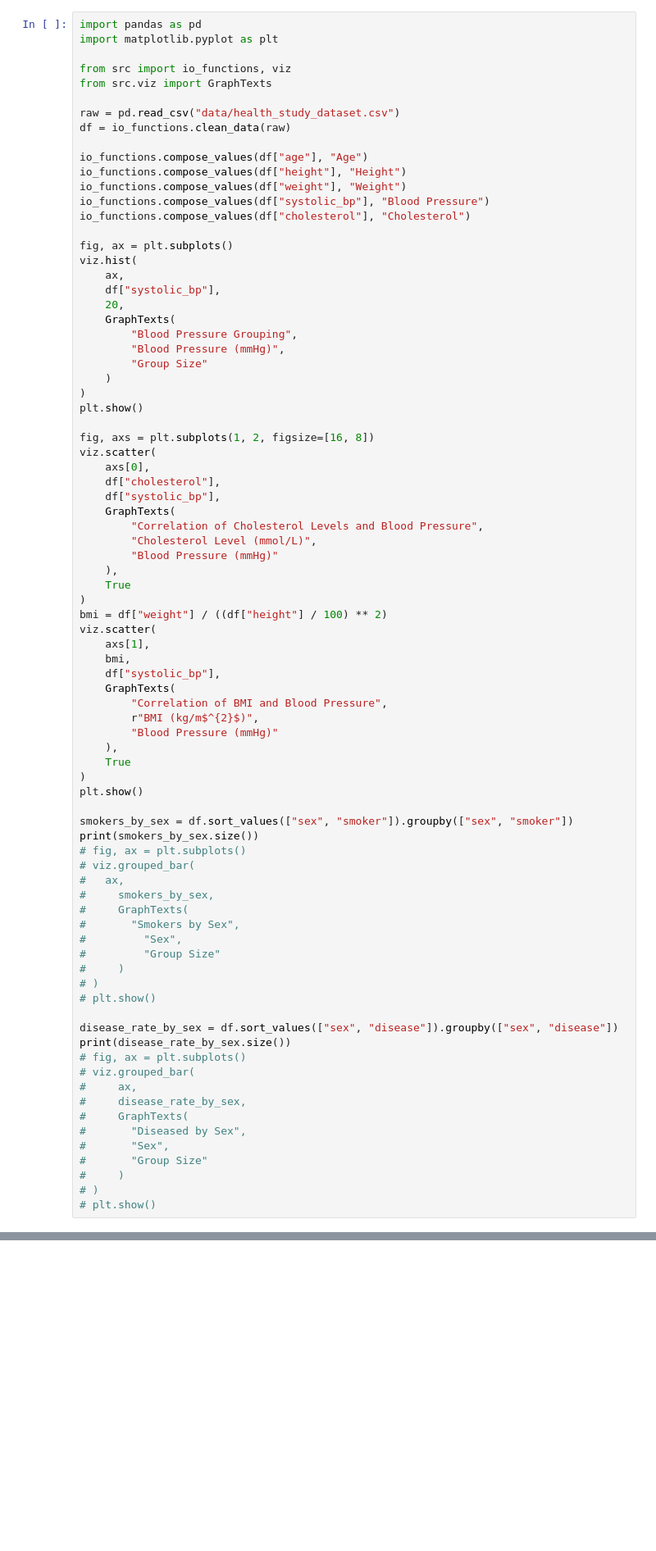
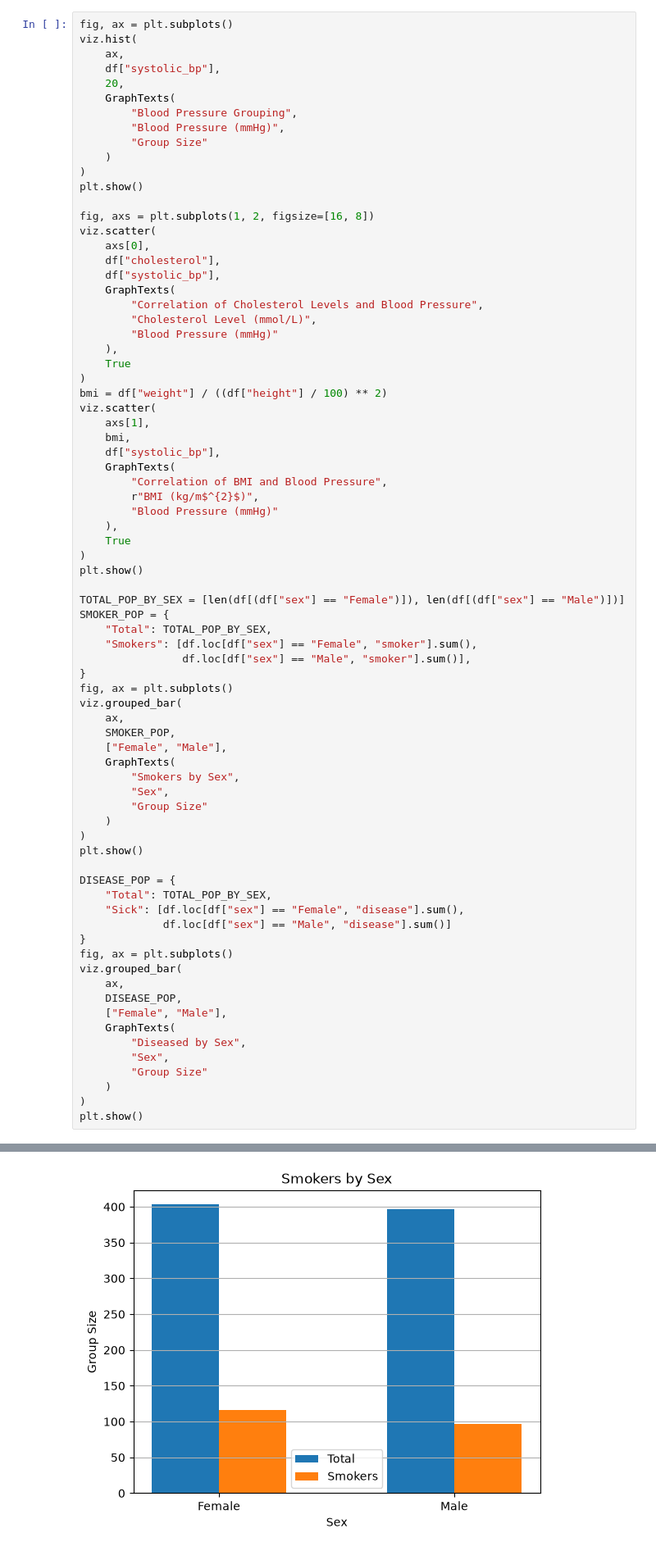
Before and after one commit to MattettaM/PythonInlamningsuppgift1, a Jupyter notebook: report.ipynb, the cells around one changed output, grey strips where cells are left out. Shown at 82% size. Cells and saved outputs as stored; diff of their text form; blank space fills up the shorter version.

Commit message:
Bar charts for smoker dist

```diff
--- a/report.ipynb
+++ b/report.ipynb
@@ -1,19 +25,4 @@
 # %%
-import pandas as pd
-import matplotlib.pyplot as plt
-
-from src import io_functions, viz
-from src.viz import GraphTexts
-
-raw = pd.read_csv("data/health_study_dataset.csv")
-df = io_functions.clean_data(raw)
-
-io_functions.compose_values(df["age"], "Age")
-io_functions.compose_values(df["height"], "Height")
-io_functions.compose_values(df["weight"], "Weight")
-io_functions.compose_values(df["systolic_bp"], "Blood Pressure")
-io_functions.compose_values(df["cholesterol"], "Cholesterol")
-
 fig, ax = plt.subplots()
 viz.hist(
 	ax,
@@ -53,31 +62,40 @@ viz.scatter(
 )
 plt.show()
 
-smokers_by_sex = df.sort_values(["sex", "smoker"]).groupby(["sex", "smoker"])
-print(smokers_by_sex.size())
-# fig, ax = plt.subplots()
-# viz.grouped_bar(
-# 	ax,
-#     smokers_by_sex,
-#     GraphTexts(
-# 		"Smokers by Sex",
-#         "Sex",
-#         "Group Size"
-#     )
-# )
-# plt.show()
+TOTAL_POP_BY_SEX = [len(df[(df["sex"] == "Female")]), len(df[(df["sex"] == "Male")])]
+SMOKER_POP = {
+	"Total": TOTAL_POP_BY_SEX,
+	"Smokers": [df.loc[df["sex"] == "Female", "smoker"].sum(),
+	            df.loc[df["sex"] == "Male", "smoker"].sum()],
+}
+fig, ax = plt.subplots()
+viz.grouped_bar(
+	ax,
+    SMOKER_POP,
+    ["Female", "Male"],
+    GraphTexts(
+		"Smokers by Sex",
+        "Sex",
+        "Group Size"
+    )
+)
+plt.show()
 
-disease_rate_by_sex = df.sort_values(["sex", "disease"]).groupby(["sex", "disease"])
-print(disease_rate_by_sex.size())
-# fig, ax = plt.subplots()
-# viz.grouped_bar(
-#     ax,
-#     disease_rate_by_sex,
-#     GraphTexts(
-# 		"Diseased by Sex",
-# 		"Sex",
-# 		"Group Size"
-#     )
-# )
-# plt.show()
+DISEASE_POP = {
+	"Total": TOTAL_POP_BY_SEX,
+	"Sick": [df.loc[df["sex"] == "Female", "disease"].sum(),
+	         df.loc[df["sex"] == "Male", "disease"].sum()]
+}
+fig, ax = plt.subplots()
+viz.grouped_bar(
+    ax,
+    DISEASE_POP,
+    ["Female", "Male"],
+    GraphTexts(
+		"Diseased by Sex",
+		"Sex",
+		"Group Size"
+    )
+)
+plt.show()
 # %% [output]
@@ -102,0 +104 @@ dtype: int64
+[figure, added]
```
Also changed, not shown: parts of 4 cells of this notebook, 3 other files.
